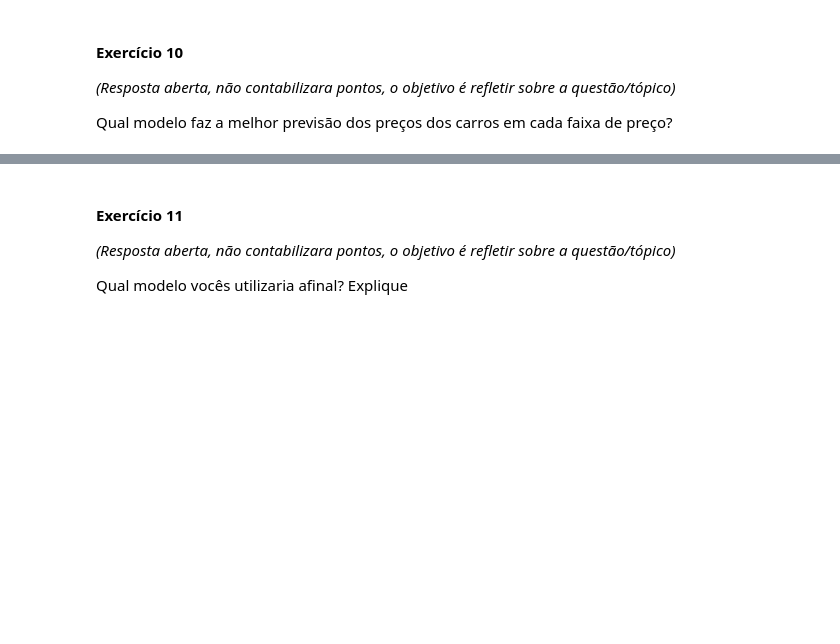
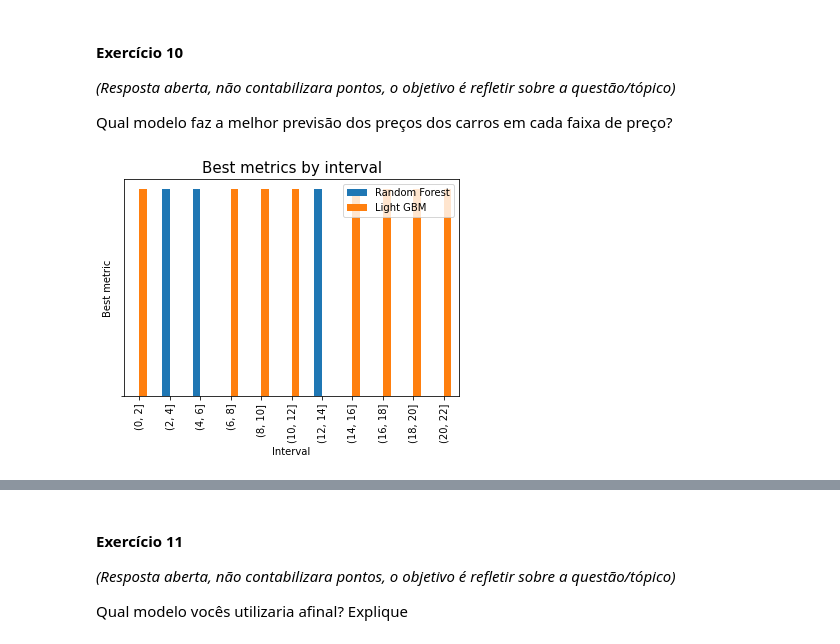
Before and after one commit to wesleydecezere/programa_ds_fc, a Jupyter notebook: 5. Regressão/Entrega 5 - Regressão/Regressao - Exercicio.ipynb, the cells around one changed output, grey strips where cells are left out. Saved outputs shown, nothing was run; the diff lists cells and outputs as text; code cells hidden in the pictures; blank space fills up the shorter version.

```diff
--- a/5. Regressão/Entrega 5 - Regressão/Regressao - Exercicio.ipynb
+++ b/5. Regressão/Entrega 5 - Regressão/Regressao - Exercicio.ipynb
@@ -282,0 +376,59 @@ Qual modelo faz a melhor previsão dos preços dos carros em cada faixa de preç
+# %%
+# calcular uma métrica de avaliação para cada faixa de preço, em ambos os modelos
+# utilizar conjunto de validação (o mesmo utilizado no gráfico de comparação dos modelos, no exercício 8)
+
+from sklearn.metrics import (explained_variance_score,
+                             mean_absolute_error,
+                             mean_squared_error,
+                             mean_squared_log_error,
+                             r2_score)
+
+y_val_pred_rf = rf_model_cv_gs.predict(X_val)
+y_val_pred_lgb = lgb_model_cv_gs.predict(X_val)
+
+# estabelecer as faixas
+intervals = np.sort(pd.cut((y_val) / 1e+05, np.arange(0,23,2)).unique())
+(intervals)
+
+# juntar target (y_val) e predictions (y_val_pred_rf e y_val_pred_lgb) num dataframe
+y_val_preds = pd.DataFrame({
+    'y_val': y_val.values,
+    'y_val_pred_rf': y_val_pred_rf,
+    'y_val_pred_lgb': y_val_pred_lgb
+    })
+
+# ordenar por y_val e converter escala valores para e+05
+(y_val_preds.sort_values(by='y_val', inplace=True))
+y_val_preds = (y_val_preds.apply(lambda x: x / 1e+05))
+
+# guardando as melhores metricas em um dicionario
+best = {
+    'Random Forest': list(),
+    'Light GBM': list()
+}
+
+# para todos os intervalos
+for interval in intervals:
+  # selecinar as amostras, do dataframe criado, nas quais y_val está contida na faixa avaliada
+  # (desta forma, talvez algumas amostras de y_val_pred_ estejam fora da faixa avaliada)
+  sel = (y_val_preds['y_val'].apply(lambda x: x in interval))
+  samples = y_val_preds[sel]
+
+  # calcular a metrica, dos dois modelos, para as amostras selecionadas
+  r2_rf = (r2_score(samples['y_val'], samples['y_val_pred_rf']))
+  r2_lgb = (r2_score(samples['y_val'], samples['y_val_pred_lgb']))
+
+  # atribuir 1 ao modelo com melhor métrica e 0 ao pior
+  best['Random Forest'].append(1 if r2_rf > r2_lgb else 0)
+  best['Light GBM'].append(1 if r2_lgb > r2_rf else 0)
+
+# exibir gráfico de barras
+best_df = pd.DataFrame(best, index=intervals)
+best_df.plot.bar()
+plt.yticks(ticks=[0], labels=[''])
+plt.xlabel('Interval')
+plt.ylabel('Best metric')
+plt.title('Best metrics by interval', fontsize=15)
+plt.show()
+# %% [output]
+[figure, added]
```
Also changed, not shown: parts of 26 cells of this notebook.
